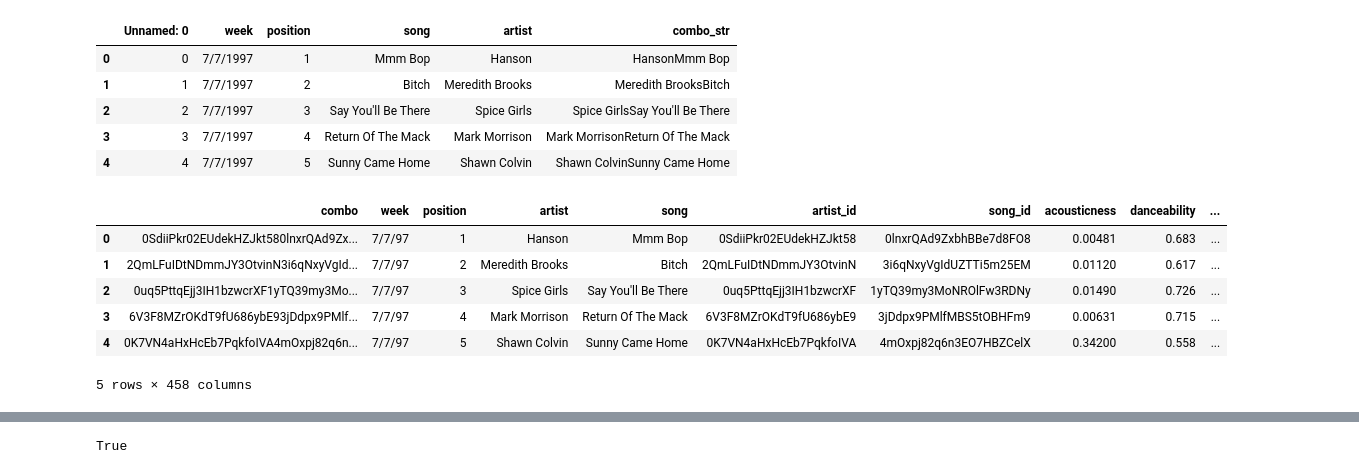
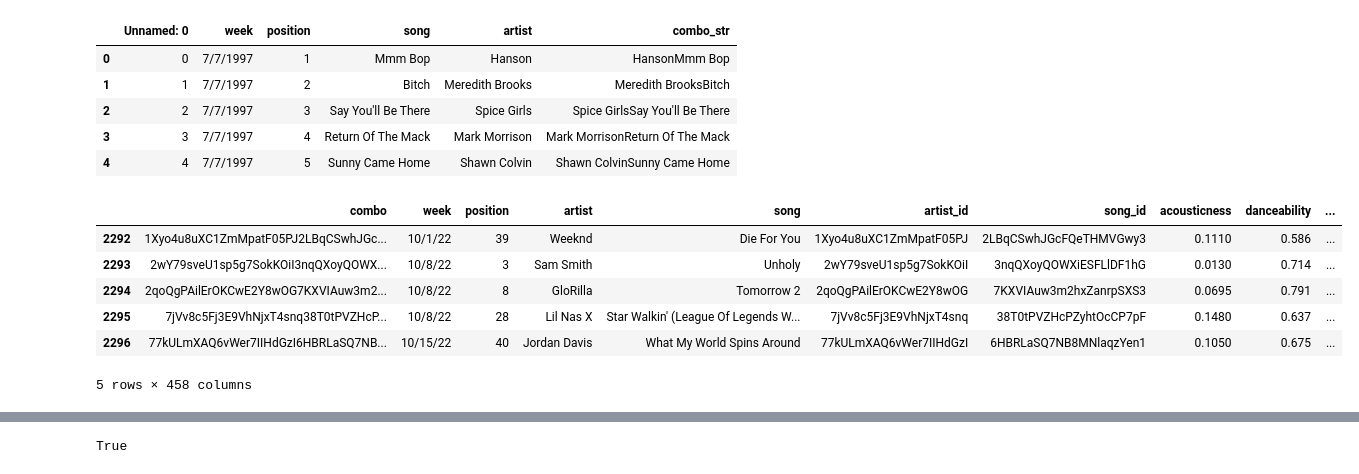
Before and after one commit to ariana94/Audio-Feature-API-Analyis-, a Jupyter notebook: 02_Data Cleaning/assign_audio_features_to_top40_charts.ipynb, the cells around one changed output, grey strips where cells are left out. Saved outputs shown, nothing was run; the diff lists cells and outputs as text; code cells hidden in the pictures.

```diff
--- a/02_Data Cleaning/assign_audio_features_to_top40_charts.ipynb
+++ b/02_Data Cleaning/assign_audio_features_to_top40_charts.ipynb
@@ -20,13 +22,13 @@ long_df.head()
 | 2 | 2 | 7/7/1997 | 3 | Say You'll Be There | Spice Girls | Spice GirlsSay You'll Be There |
 | 3 | 3 | 7/7/1997 | 4 | Return Of The Mack | Mark Morrison | Mark MorrisonReturn Of The Mack |
 | 4 | 4 | 7/7/1997 | 5 | Sunny Came Home | Shawn Colvin | Shawn ColvinSunny Came Home |
-# %%
-short_df.head()
-# %% [output]
-|  | combo | week | position | artist | song | artist_id | song_id | acousticness | danceability | ... |
-| 0 | 0SdiiPkr02EUdekHZJkt580lnxrQAd9Zx... | 7/7/97 | 1 | Hanson | Mmm Bop | 0SdiiPkr02EUdekHZJkt58 | 0lnxrQAd9ZxbhBBe7d8FO8 | 0.00481 | 0.683 | ... |
-| 1 | 2QmLFuIDtNDmmJY3OtvinN3i6qNxyVgId... | 7/7/97 | 2 | Meredith Brooks | Bitch | 2QmLFuIDtNDmmJY3OtvinN | 3i6qNxyVgIdUZTTi5m25EM | 0.01120 | 0.617 | ... |
-| 2 | 0uq5PttqEjj3IH1bzwcrXF1yTQ39my3Mo... | 7/7/97 | 3 | Spice Girls | Say You'll Be There | 0uq5PttqEjj3IH1bzwcrXF | 1yTQ39my3MoNROlFw3RDNy | 0.01490 | 0.726 | ... |
-| 3 | 6V3F8MZrOKdT9fU686ybE93jDdpx9PMlf... | 7/7/97 | 4 | Mark Morrison | Return Of The Mack | 6V3F8MZrOKdT9fU686ybE9 | 3jDdpx9PMlfMBS5tOBHFm9 | 0.00631 | 0.715 | ... |
-| 4 | 0K7VN4aHxHcEb7PqkfoIVA4mOxpj82q6n... | 7/7/97 | 5 | Shawn Colvin | Sunny Came Home | 0K7VN4aHxHcEb7PqkfoIVA | 4mOxpj82q6n3EO7HBZCelX | 0.34200 | 0.558 | ... |
-5 rows × 458 columns
+# %%
+short_df.tail()
+# %% [output]
+|  | combo | week | position | artist | song | artist_id | song_id | acousticness | danceability | ... |
+| 2292 | 1Xyo4u8uXC1ZmMpatF05PJ2LBqCSwhJGc... | 10/1/22 | 39 | Weeknd | Die For You | 1Xyo4u8uXC1ZmMpatF05PJ | 2LBqCSwhJGcFQeTHMVGwy3 | 0.1110 | 0.586 | ... |
+| 2293 | 2wY79sveU1sp5g7SokKOiI3nqQXoyQOWX... | 10/8/22 | 3 | Sam Smith | Unholy | 2wY79sveU1sp5g7SokKOiI | 3nqQXoyQOWXiESFLlDF1hG | 0.0130 | 0.714 | ... |
+| 2294 | 2qoQgPAilErOKCwE2Y8wOG7KXVIAuw3m2... | 10/8/22 | 8 | GloRilla | Tomorrow 2 | 2qoQgPAilErOKCwE2Y8wOG | 7KXVIAuw3m2hxZanrpSXS3 | 0.0695 | 0.791 | ... |
+| 2295 | 7jVv8c5Fj3E9VhNjxT4snq38T0tPVZHcP... | 10/8/22 | 28 | Lil Nas X | Star Walkin' (League Of Legends W... | 7jVv8c5Fj3E9VhNjxT4snq | 38T0tPVZHcPZyhtOcCP7pF | 0.1480 | 0.637 | ... |
+| 2296 | 77kULmXAQ6vWer7IIHdGzI6HBRLaSQ7NB... | 10/15/22 | 40 | Jordan Davis | What My World Spins Around | 77kULmXAQ6vWer7IIHdGzI | 6HBRLaSQ7NB8MNlaqzYen1 | 0.1050 | 0.675 | ... |
+5 rows × 458 columns
```
Also changed, not shown: parts of 23 cells of this notebook, 10 other files.
